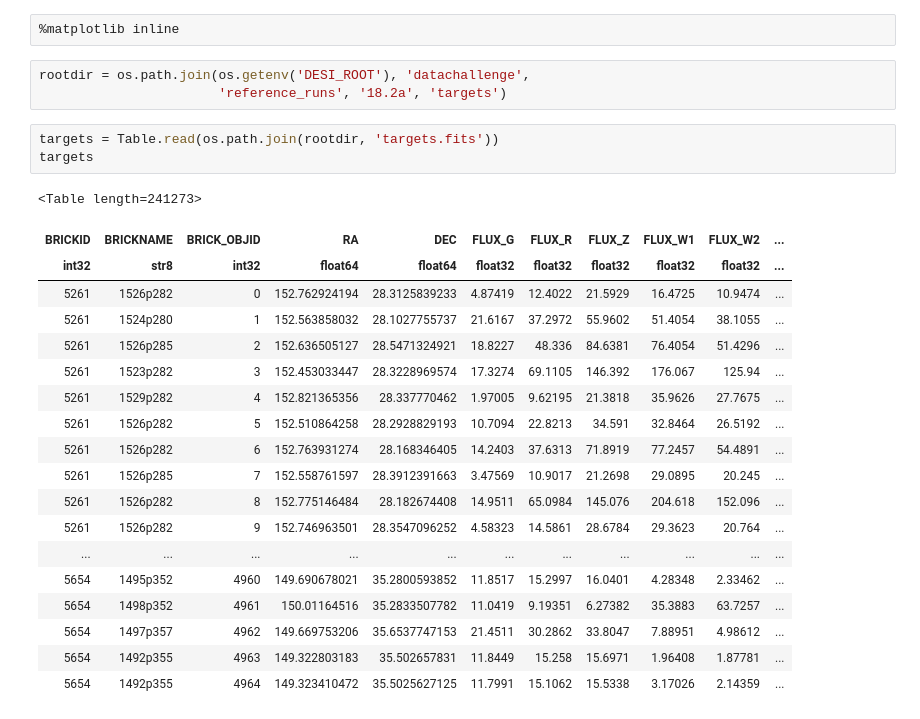
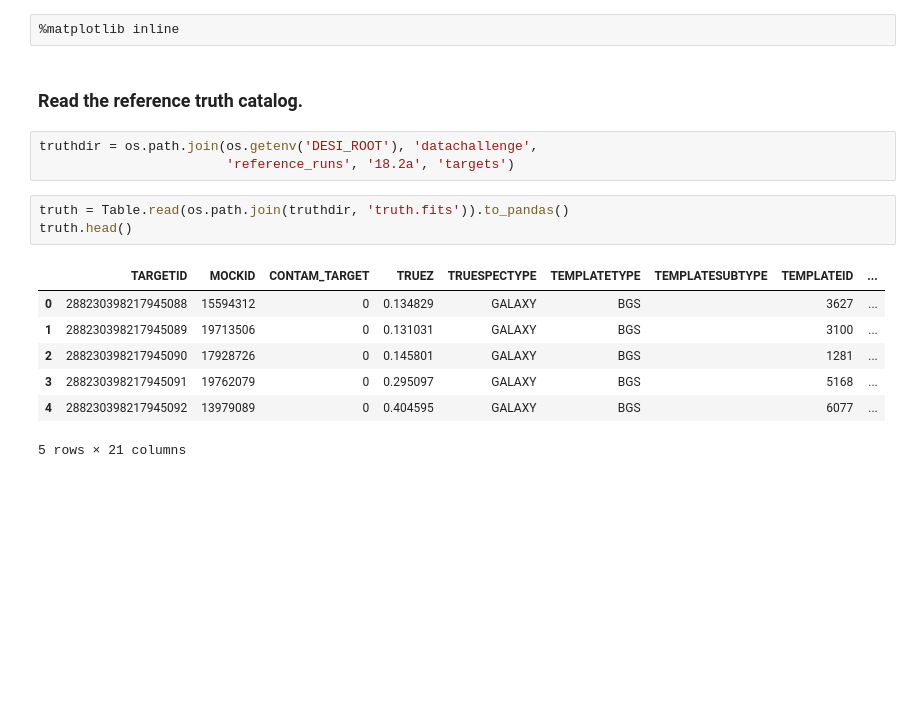
Before and after one commit to desihub/desitarget, a Jupyter notebook: doc/nb/gmm-quicksurvey.ipynb, the cells around one changed output. Drawn from its saved outputs; the diff is of its cells as text; blank space fills up the shorter version.

```diff
--- a/doc/nb/gmm-quicksurvey.ipynb
+++ b/doc/nb/gmm-quicksurvey.ipynb
@@ -7,29 +18,19 @@ from astropy.table import Table
 from desitarget.targetmask import desi_mask
 # %%
 %matplotlib inline
+# %% [markdown]
+### Read the reference truth catalog.
 # %%
-rootdir = os.path.join(os.getenv('DESI_ROOT'), 'datachallenge',
-                       'reference_runs', '18.2a', 'targets')
+truthdir = os.path.join(os.getenv('DESI_ROOT'), 'datachallenge',
+                        'reference_runs', '18.2a', 'targets')
 # %%
-targets = Table.read(os.path.join(rootdir, 'targets.fits'))
-targets
+truth = Table.read(os.path.join(truthdir, 'truth.fits')).to_pandas()
+truth.head()
 # %% [output]
+|  | TARGETID | MOCKID | CONTAM_TARGET | TRUEZ | TRUESPECTYPE | TEMPLATETYPE | TEMPLATESUBTYPE | TEMPLATEID | ... |
+| 0 | 288230398217945088 | 15594312 | 0 | 0.134829 | GALAXY | BGS |  | 3627 | ... |
+| 1 | 288230398217945089 | 19713506 | 0 | 0.131031 | GALAXY | BGS |  | 3100 | ... |
+| 2 | 288230398217945090 | 17928726 | 0 | 0.145801 | GALAXY | BGS |  | 1281 | ... |
+| 3 | 288230398217945091 | 19762079 | 0 | 0.295097 | GALAXY | BGS |  | 5168 | ... |
+| 4 | 288230398217945092 | 13979089 | 0 | 0.404595 | GALAXY | BGS |  | 6077 | ... |
-<Table length=241273>
+5 rows × 21 columns
-| BRICKID | BRICKNAME | BRICK_OBJID | RA | DEC | FLUX_G | FLUX_R | FLUX_Z | FLUX_W1 | FLUX_W2 | ... |
-| int32 | str8 | int32 | float64 | float64 | float32 | float32 | float32 | float32 | float32 | ... |
-| 5261 | 1526p282 | 0 | 152.762924194 | 28.3125839233 | 4.87419 | 12.4022 | 21.5929 | 16.4725 | 10.9474 | ... |
-| 5261 | 1524p280 | 1 | 152.563858032 | 28.1027755737 | 21.6167 | 37.2972 | 55.9602 | 51.4054 | 38.1055 | ... |
-| 5261 | 1526p285 | 2 | 152.636505127 | 28.5471324921 | 18.8227 | 48.336 | 84.6381 | 76.4054 | 51.4296 | ... |
-| 5261 | 1523p282 | 3 | 152.453033447 | 28.3228969574 | 17.3274 | 69.1105 | 146.392 | 176.067 | 125.94 | ... |
-| 5261 | 1529p282 | 4 | 152.821365356 | 28.337770462 | 1.97005 | 9.62195 | 21.3818 | 35.9626 | 27.7675 | ... |
-| 5261 | 1526p282 | 5 | 152.510864258 | 28.2928829193 | 10.7094 | 22.8213 | 34.591 | 32.8464 | 26.5192 | ... |
-| 5261 | 1526p282 | 6 | 152.763931274 | 28.168346405 | 14.2403 | 37.6313 | 71.8919 | 77.2457 | 54.4891 | ... |
-| 5261 | 1526p285 | 7 | 152.558761597 | 28.3912391663 | 3.47569 | 10.9017 | 21.2698 | 29.0895 | 20.245 | ... |
-| 5261 | 1526p282 | 8 | 152.775146484 | 28.182674408 | 14.9511 | 65.0984 | 145.076 | 204.618 | 152.096 | ... |
-| 5261 | 1526p282 | 9 | 152.746963501 | 28.3547096252 | 4.58323 | 14.5861 | 28.6784 | 29.3623 | 20.764 | ... |
-| ... | ... | ... | ... | ... | ... | ... | ... | ... | ... | ... |
-| 5654 | 1495p352 | 4960 | 149.690678021 | 35.2800593852 | 11.8517 | 15.2997 | 16.0401 | 4.28348 | 2.33462 | ... |
-| 5654 | 1498p352 | 4961 | 150.01164516 | 35.2833507782 | 11.0419 | 9.19351 | 6.27382 | 35.3883 | 63.7257 | ... |
-| 5654 | 1497p357 | 4962 | 149.669753206 | 35.6537747153 | 21.4511 | 30.2862 | 33.8047 | 7.88951 | 4.98612 | ... |
-| 5654 | 1492p355 | 4963 | 149.322803183 | 35.502657831 | 11.8449 | 15.258 | 15.6971 | 1.96408 | 1.87781 | ... |
-| 5654 | 1492p355 | 4964 | 149.323410472 | 35.5025627125 | 11.7991 | 15.1062 | 15.5338 | 3.17026 | 2.14359 | ... |
```
Also changed, not shown: parts of 24 cells of this notebook, 2 other files.
